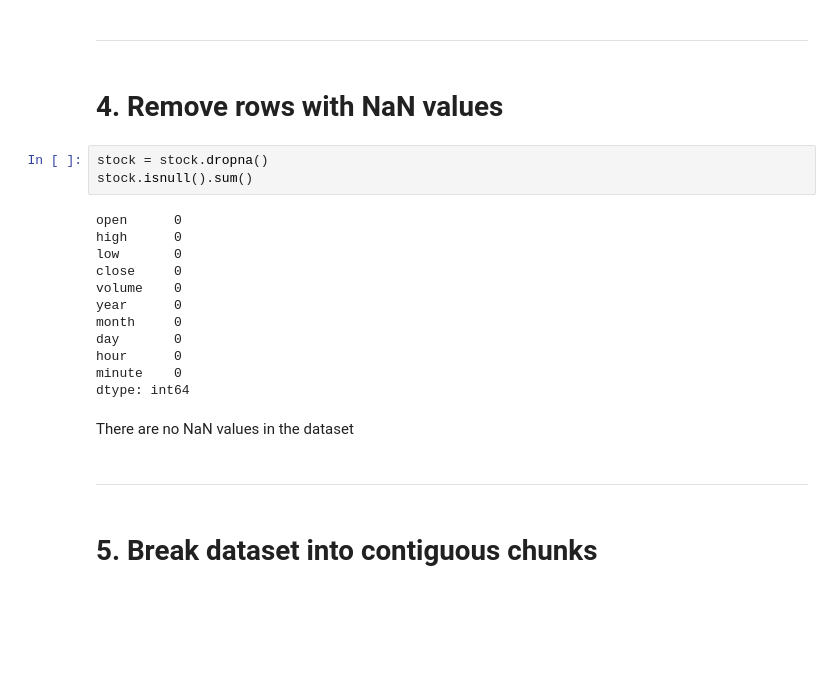
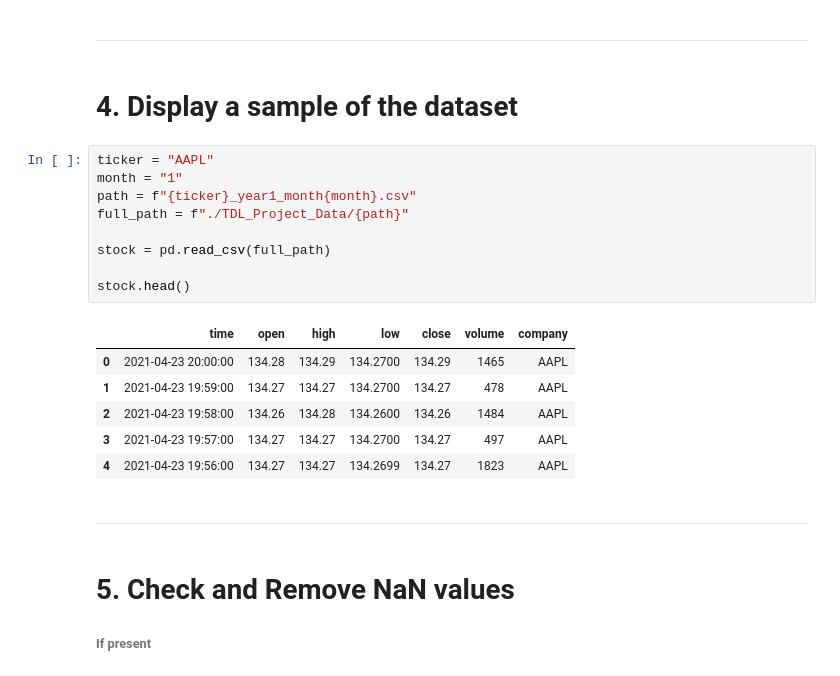
Before and after one commit to Varun487/BinaryOptions_DeepLearning, a Jupyter notebook: Preprocessing.ipynb, the cells around one changed output. Drawn from its saved outputs; the diff is of its cells as text; blank space fills up the shorter version.

```diff
--- a/Preprocessing.ipynb
+++ b/Preprocessing.ipynb
@@ -49,25 +55,25 @@ stock.head()
 # %% [markdown]
 ---
-# %% [markdown]
-# 4. Remove rows with NaN values
-# %%
-stock = stock.dropna()
-stock.isnull().sum()
-# %% [output]
-open      0
-high      0
-low       0
-close     0
-volume    0
-year      0
-month     0
-day       0
-hour      0
-minute    0
-dtype: int64
-# %% [markdown]
-There are no NaN values in the dataset
+# %% [markdown]
+# 4. Display a sample of the dataset
+# %%
+ticker = "AAPL"
+month = "1"
+path = f"{ticker}_year1_month{month}.csv"
+full_path = f"./TDL_Project_Data/{path}"
+
+stock = pd.read_csv(full_path)
+
+stock.head()
+# %% [output]
+|  | time | open | high | low | close | volume | company |
+| 0 | 2021-04-23 20:00:00 | 134.28 | 134.29 | 134.2700 | 134.29 | 1465 | AAPL |
+| 1 | 2021-04-23 19:59:00 | 134.27 | 134.27 | 134.2700 | 134.27 | 478 | AAPL |
+| 2 | 2021-04-23 19:58:00 | 134.26 | 134.28 | 134.2600 | 134.26 | 1484 | AAPL |
+| 3 | 2021-04-23 19:57:00 | 134.27 | 134.27 | 134.2700 | 134.27 | 497 | AAPL |
+| 4 | 2021-04-23 19:56:00 | 134.27 | 134.27 | 134.2699 | 134.27 | 1823 | AAPL |
 # %% [markdown]
 ---
-# %% [markdown]
-# 5. Break dataset into contiguous chunks
+# %% [markdown]
+# 5. Check and Remove NaN values
+###### If present
```
Also changed, not shown: parts of 29 cells of this notebook, 3 other files.
